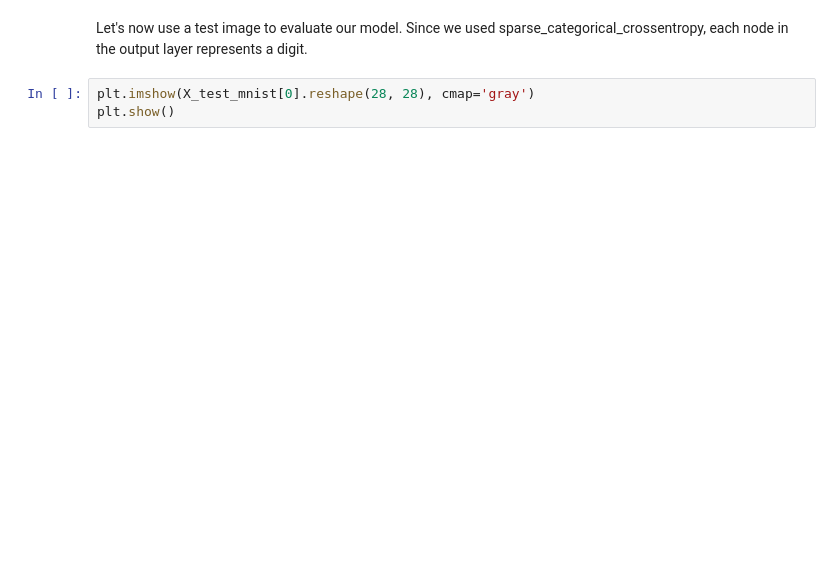
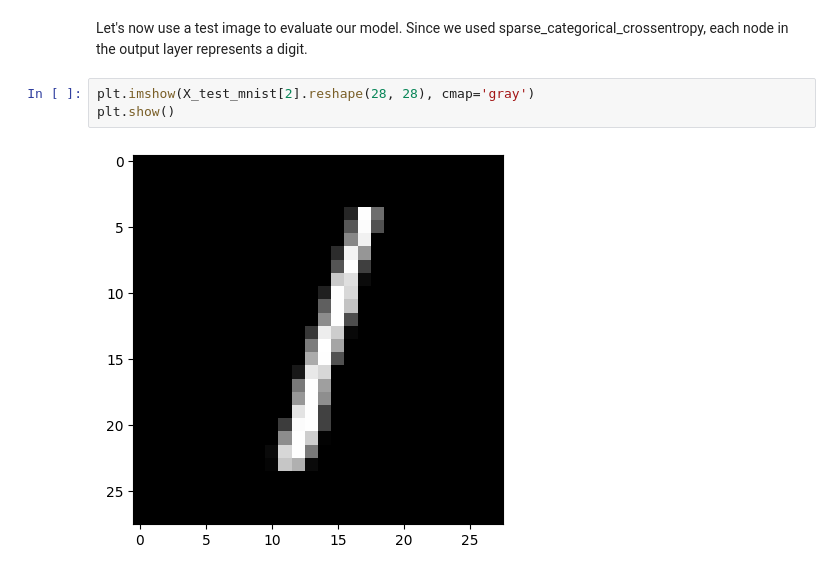
Before and after one commit to rhamzaali/CPSC393-MachineLearning, a Jupyter notebook: class_labs/03_NeuralNetworksI_Class.ipynb, the cells around one changed output. Cells and saved outputs as stored; diff of their text form; blank space fills up the shorter version.

```diff
--- a/class_labs/03_NeuralNetworksI_Class.ipynb
+++ b/class_labs/03_NeuralNetworksI_Class.ipynb
@@ -226,6 +369,8 @@ mnist_model.fit(X_train_mnist, y_train_mnist, epochs=5, batch_size=32, validatio
 # %% [markdown]
 Let's now use a test image to evaluate our model. Since we used sparse_categorical_crossentropy, each node in the output layer represents a digit.
 # %%
-plt.imshow(X_test_mnist[0].reshape(28, 28), cmap='gray')
+plt.imshow(X_test_mnist[2].reshape(28, 28), cmap='gray')
 plt.show()
+# %% [output]
+[figure, added]
 # %%
```
Also changed, not shown: parts of 15 cells of this notebook.
